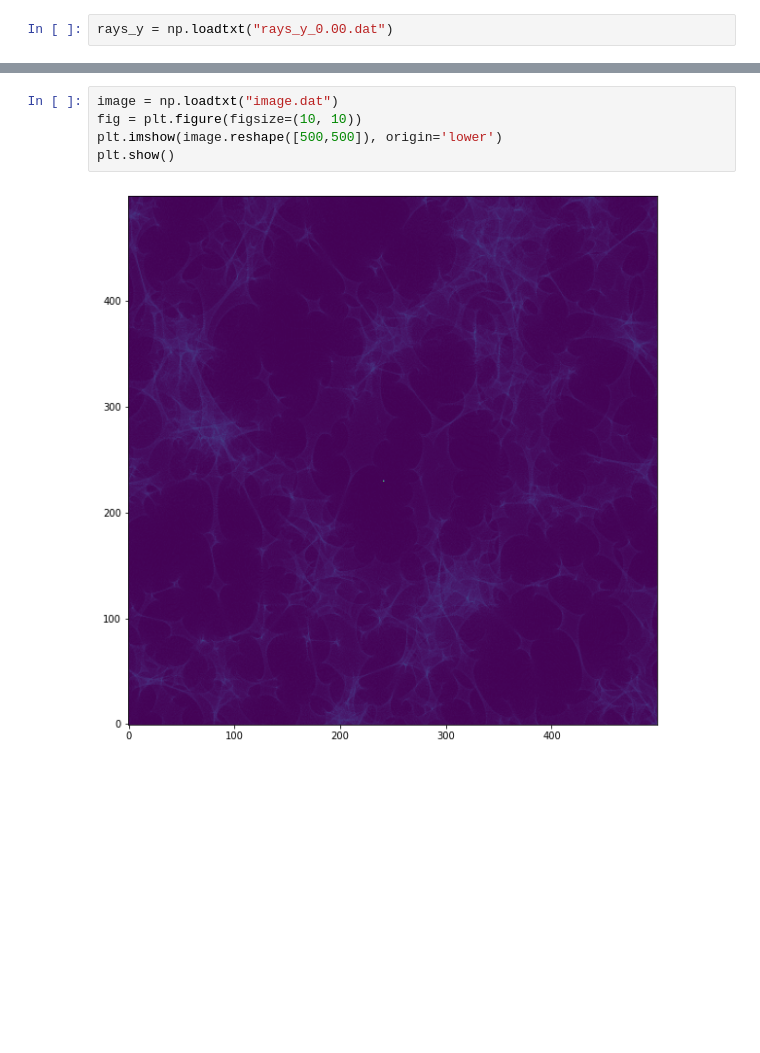
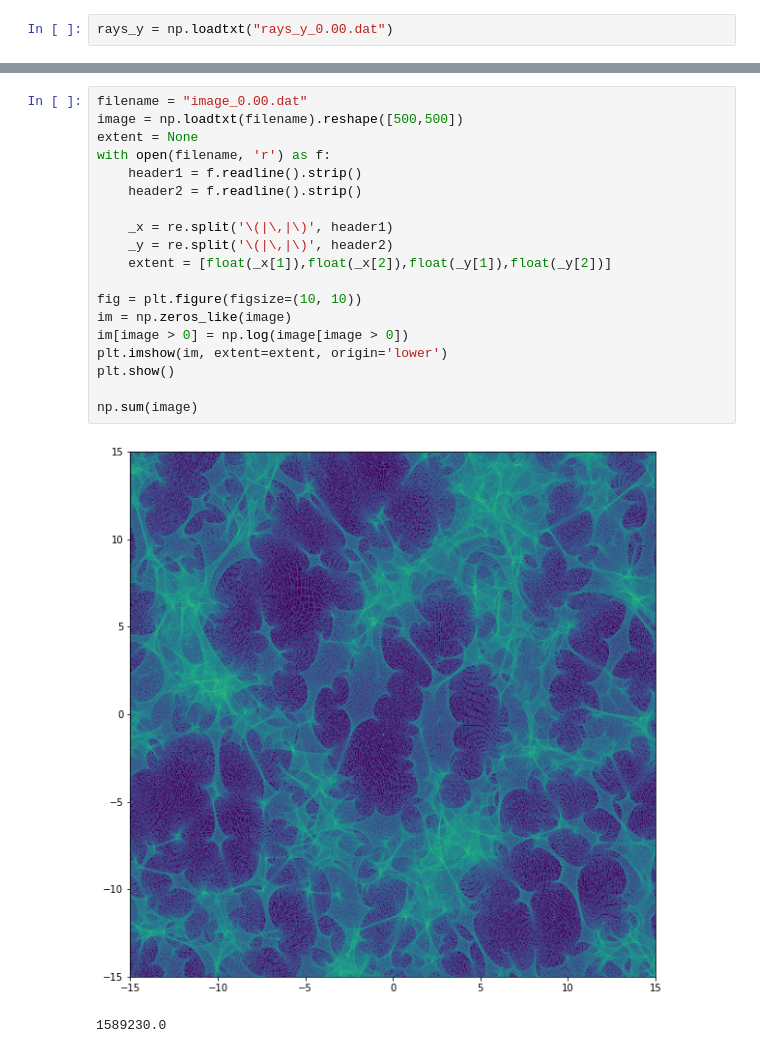
Before and after one commit to sliusar/microlensing, a Jupyter notebook: plotting.ipynb, the cells around one changed output, grey strips where cells are left out. Drawn from its saved outputs; the diff is of its cells as text; blank space fills up the shorter version.

```diff
--- a/plotting.ipynb
+++ b/plotting.ipynb
@@ -46,7 +52,22 @@ density_scatter(x, y, bins=[200, 200])
-# %%
-image = np.loadtxt("image.dat")
-fig = plt.figure(figsize=(10, 10))
-plt.imshow(image.reshape([500,500]), origin='lower')
-plt.show()
-# %% [output]
-[figure, removed]
+# %%
+filename = "image_0.00.dat"
+image = np.loadtxt(filename).reshape([500,500])
+extent = None
+with open(filename, 'r') as f:
+    header1 = f.readline().strip()
+    header2 = f.readline().strip()
+
+    _x = re.split('\(|\,|\)', header1)
+    _y = re.split('\(|\,|\)', header2)
+    extent = [float(_x[1]),float(_x[2]),float(_y[1]),float(_y[2])]
+
+fig = plt.figure(figsize=(10, 10))
+im = np.zeros_like(image)
+im[image > 0] = np.log(image[image > 0])
+plt.imshow(im, extent=extent, origin='lower')
+plt.show()
+
+np.sum(image)
+# %% [output]
+[figure, added]
+1589230.0
```
Also changed, not shown: parts of 6 cells of this notebook, 5 other files.
